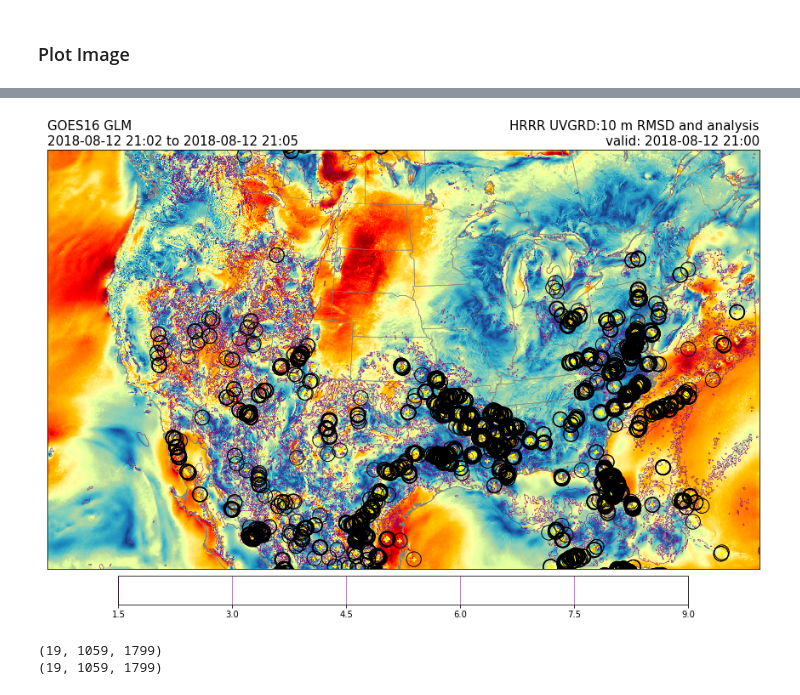
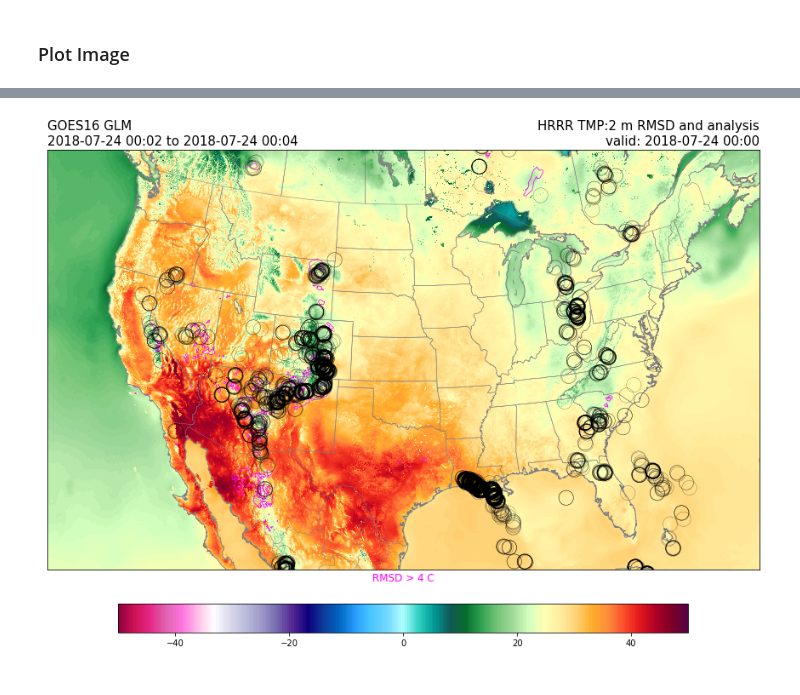
Before and after one commit to blaylockbk/pyBKB_v3, a Jupyter notebook: Lightning_HRRR_GOES16.ipynb, the cells around one changed output, grey strips where cells are left out. Saved outputs shown, nothing was run; the diff lists cells and outputs as text; code cells hidden in the pictures.

```diff
--- a/Lightning_HRRR_GOES16.ipynb
+++ b/Lightning_HRRR_GOES16.ipynb
@@ -40,7 +40,7 @@ mpl.rcParams['legend.loc'] = 'best'
 mpl.rcParams['savefig.bbox'] = 'tight'
 mpl.rcParams['savefig.dpi'] = 100
 # %%
-DATE = datetime(2018, 8, 12, 21)
+DATE = datetime(2018, 7, 24, 0)
 # %% [markdown]
 ### Get ABI
 # %%
@@ -55,2 +57,5 @@ GLM = accumulate_GLM(GLM_files)
 # %% [markdown]
 ### HRRR RMSD
+# %%
+variable = 'TMP:2 m'
+rmsd = RMSD(DATE, variable)
@@ -57,16 +64,23 @@ GLM = accumulate_GLM(GLM_files)
 # %%
-variable = 'UVGRD:10 m'
-rmsd = RMSD(DATE, variable)
-
 if variable in ['LTNG:entire']:
+    contours = [0.75, 20]
+    units = 'Max Flashes/km2/5min'
     fxx = 1
-    cmap = {'cmap':'plasma'}
+    cmap = {'cmap':'plasma',
+            'vmax':5,
+            'vmin': 0}
 elif variable in ['REFC:entire']:
+    contours = [20, 200]
+    units = 'dBZ'
     fxx = 0
     cmap = reflect_ncdc()
 elif variable in ['TMP:2 m']:
+    contours = [4, 20]
+    units = 'C'
     fxx = 0
     cmap = cm_temp()
 elif variable in ['UVGRD:10 m']:
+    contours = [4, 20]
+    units = r'm s$\mathregular{^{-1}}$'
     fxx = 0
     cmap = cm_wind()
@@ -80,4 +92,7 @@ else:
     masked = H['value']
 masked = np.ma.array(masked)
 masked[masked <= 0.02] = np.ma.masked
+
+if variable.split(":")[0] in ['TMP', 'DPT']:
+    masked -= 273.15
 # %% [output]
@@ -115,28 +130,23 @@ plt.savefig('figs/Lightning_GOES_HRRR-%s_%s' % (variable.replace(':', '-').repla
 # %%
 # Plot HRRR value
-m.pcolormesh(H['lon'], H['lat'], masked, latlon=True, cmap=cmap['cmap'])
+m.pcolormesh(H['lon'], H['lat'], masked, latlon=True, cmap=cmap['cmap'], vmax=cmap['vmax'], vmin=cmap['vmin'])
+plt.colorbar(orientation='horizontal', shrink=.8, pad=.05)
 
 # Plot HRRR RMSD
-m.contour(rmsd['lon'], rmsd['lat'], rmsd['RMSD'], linewidths=.5, colors='purple', latlon=True)
-plt.colorbar(orientation='horizontal', pad=.01, shrink=.8)
+m.contour(rmsd['lon'], rmsd['lat'], rmsd['RMSD'], levels=contours, colors='magenta', linewidths=0.75, latlon=True)
+plt.xlabel('RMSD > %s %s' % (contours[0], units), color='magenta')
 
 # Plot GLM
-m.scatter(GLM['longitude'], GLM['latitude'], c='yellow', marker='+', latlon=True)
-m.scatter(GLM['longitude'], GLM['latitude'], edgecolors='k', s=300, marker='o', facecolors='none', latlon=True, zorder=100)
+#m.scatter(GLM['longitude'], GLM['latitude'], c='yellow', marker='+', latlon=True)
+m.scatter(GLM['longitude'], GLM['latitude'], edgecolors='k', s=300, marker='o', facecolors='none', latlon=True, zorder=100, linewidth=.2)
 
 m.drawcoastlines(color='grey')
 m.drawcountries(color='grey')
 m.drawstates(color='grey')
 
 plt.title('GOES16 GLM\n%s to %s' % (ABI['sDATE'].strftime('%Y-%m-%d %H:%M'), ABI['eDATE'].strftime('%Y-%m-%d %H:%M')), loc='left')
 plt.title('HRRR %s RMSD and analysis\nvalid: %s' % (variable,H['valid'].strftime('%Y-%m-%d %H:%M')), loc='right')
 
 plt.savefig('figs/Lightning_GLM_HRRR-%s_%s' % (variable.replace(':', '-').replace(' ', '-'), DATE.strftime('%Y%m%d-%H%M')))
 # %% [output]
-[figure, old version]
+[figure, new version]
-# %%
-rmsd1 = RMSD(DATE, 'TMP:2 m')
-rmsd2 = RMSD(DATE, 'UVGRD:10 m')
-# %% [output]
-(19, 1059, 1799)
-(19, 1059, 1799)
```
Also changed, not shown: parts of 8 cells of this notebook, 5 other files.
